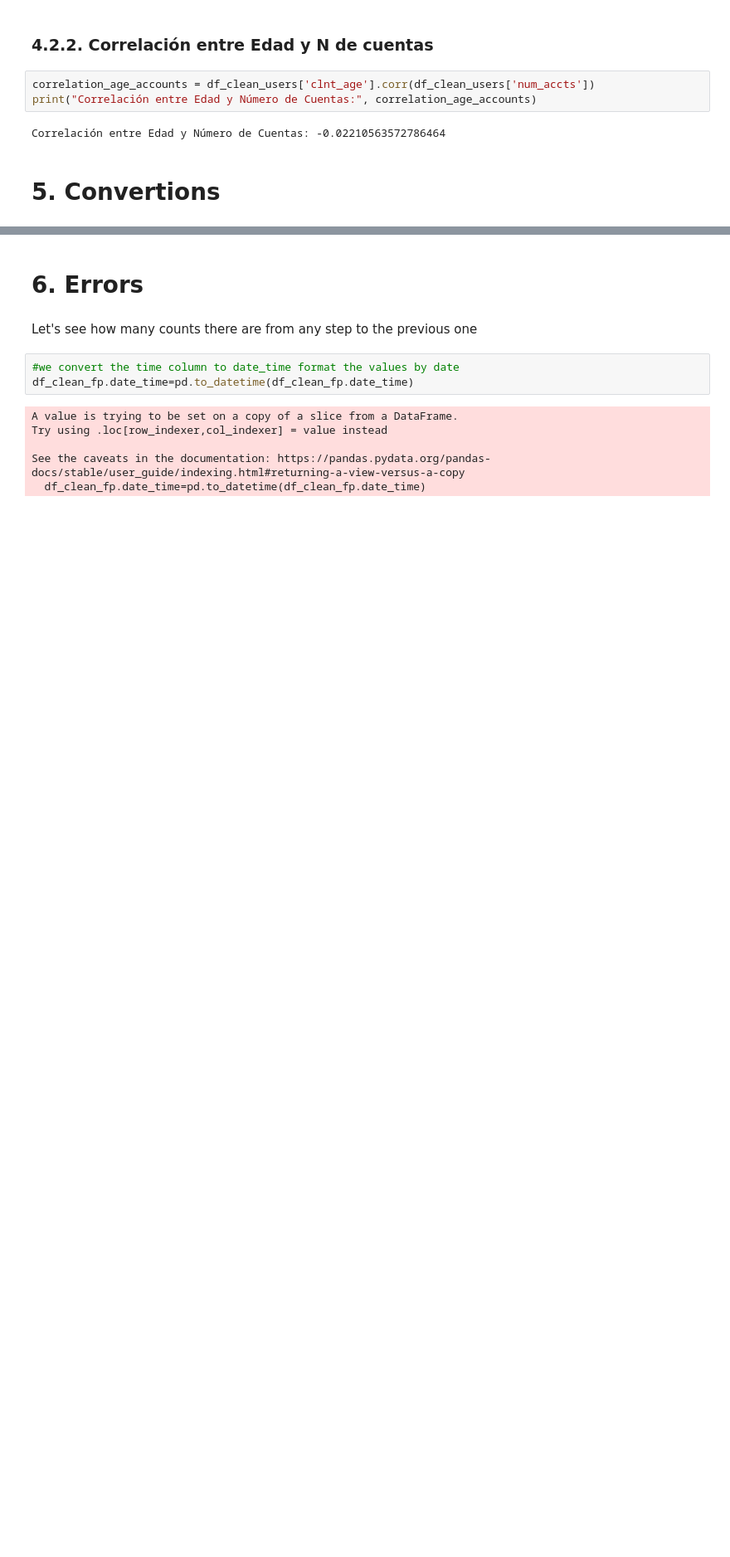
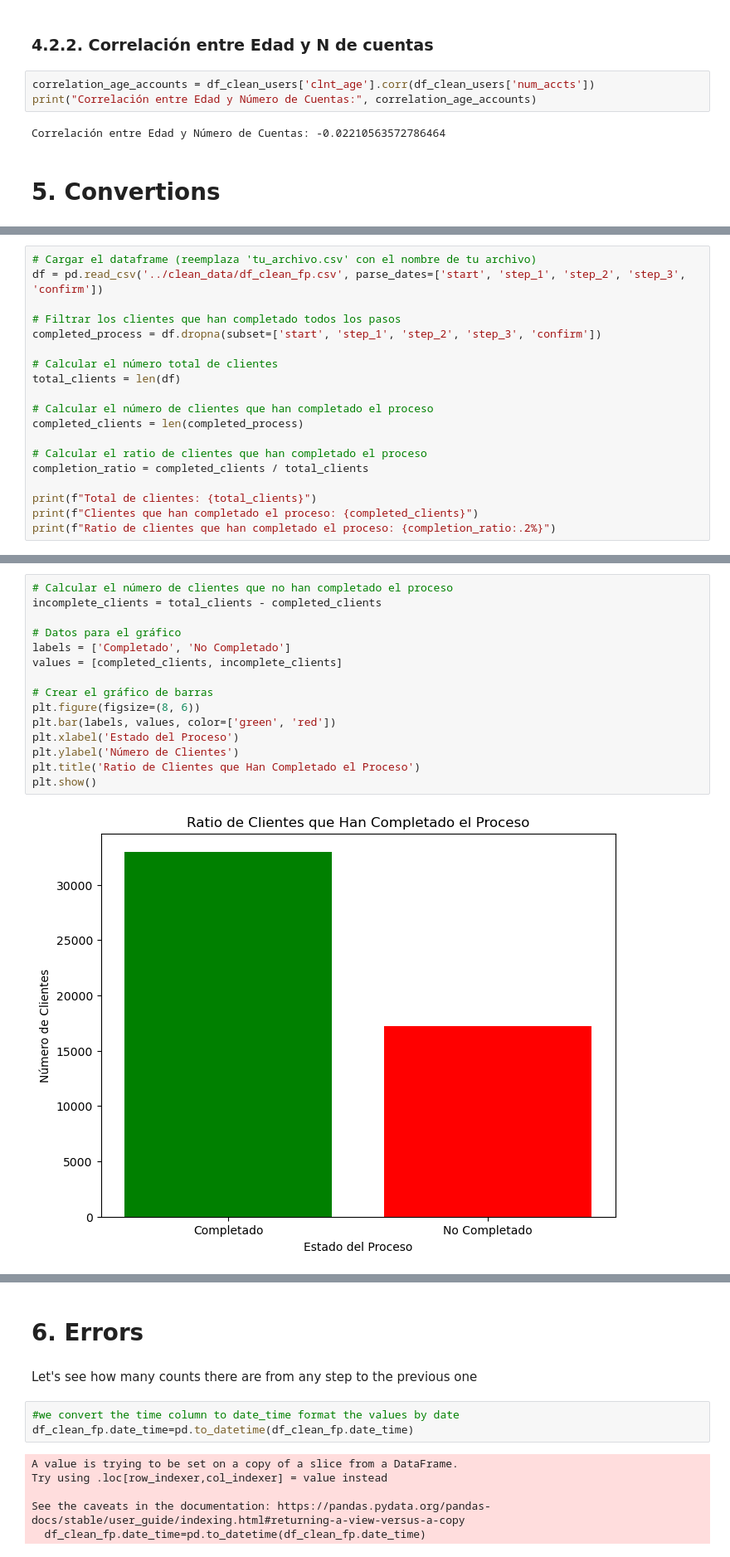
Before and after one commit to davidmoreno-gh/Vanguard-AB-Testing, a Jupyter notebook: notebooks/1. main.ipynb, the cells around one changed output, grey strips where cells are left out. Shown at 83% size. Saved outputs shown, nothing was run; the diff lists cells and outputs as text; blank space fills up the shorter version.

```diff
--- a/notebooks/1. main.ipynb
+++ b/notebooks/1. main.ipynb
@@ -1346,0 +1237,19 @@ lin_rate
+# %%
+# Cargar el dataframe (reemplaza 'tu_archivo.csv' con el nombre de tu archivo)
+df = pd.read_csv('../clean_data/df_clean_fp.csv', parse_dates=['start', 'step_1', 'step_2', 'step_3', 'confirm'])
+
+# Filtrar los clientes que han completado todos los pasos
+completed_process = df.dropna(subset=['start', 'step_1', 'step_2', 'step_3', 'confirm'])
+
+# Calcular el número total de clientes
+total_clients = len(df)
+
+# Calcular el número de clientes que han completado el proceso
+completed_clients = len(completed_process)
+
+# Calcular el ratio de clientes que han completado el proceso
+completion_ratio = completed_clients / total_clients
+
+print(f"Total de clientes: {total_clients}")
+print(f"Clientes que han completado el proceso: {completed_clients}")
+print(f"Ratio de clientes que han completado el proceso: {completion_ratio:.2%}")
@@ -1346,0 +1260,17 @@ lin_rate
+# %%
+# Calcular el número de clientes que no han completado el proceso
+incomplete_clients = total_clients - completed_clients
+
+# Datos para el gráfico
+labels = ['Completado', 'No Completado']
+values = [completed_clients, incomplete_clients]
+
+# Crear el gráfico de barras
+plt.figure(figsize=(8, 6))
+plt.bar(labels, values, color=['green', 'red'])
+plt.xlabel('Estado del Proceso')
+plt.ylabel('Número de Clientes')
+plt.title('Ratio de Clientes que Han Completado el Proceso')
+plt.show()
+# %% [output]
+[figure, added]
```
Also changed, not shown: parts of 40 cells of this notebook, 1 other file.
